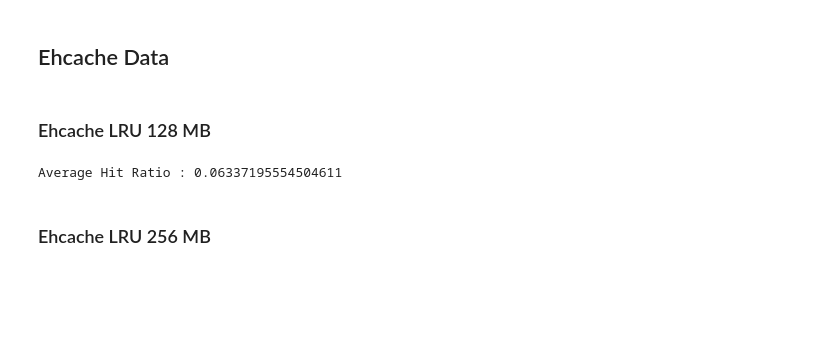
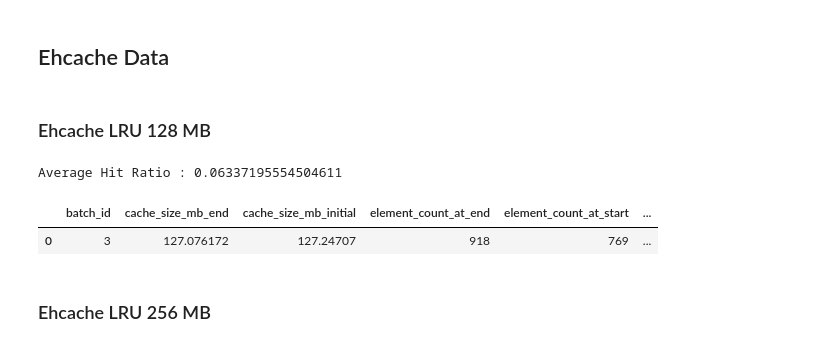
Before and after one commit to 1carew1/cachingrest_data_investigation, a Jupyter notebook: Cachingrest_Data_Investigation.ipynb, the cells around one changed output. Drawn from its saved outputs; the diff is of its cells as text; code cells hidden in the pictures; blank space fills up the shorter version.

```diff
--- a/Cachingrest_Data_Investigation.ipynb
+++ b/Cachingrest_Data_Investigation.ipynb
@@ -112,3 +114,15 @@ def cache_size_mb_from_cache_content(df):
+# %%
+# I know there is a to_latex method but it wasn't outputting how I wanted it
+def write_df_to_latex_table(df, file_name):
+    with open(output_dir + file_name, "w") as f:
+        f.write("\\begin{tabular}{|" + "".join(["c"] * len(df.columns)) + "|}\n")
+        f.write("\\hline \n")
+        f.write(" & ".join([str(x).replace("_", " ") for x in df.columns.values]) + " \\\\ [0.5ex] \n")
+        f.write("\\hline \\hline \n")
+        for i, row in df.iterrows():
+            f.write(" & ".join([str(x).replace("_", " ") for x in row.values]) + " \\\\\n")
+            f.write("\\hline \n")
+        f.write("\\end{tabular}")
 # %% [markdown]
 #### Process a Set of Parameters
 # %%
@@ -214,8 +228,8 @@ def crunch_the_data(cache_type, cache_size_mb, eviction_policy):
                                             cache_performance_per_batch, cache_remainder_per_batch, agg_df)
 
     # Export the Agg Data
-    agg_file_name = cache_type + "-" + str(cache_size_mb) + "MB-" + eviction_policy + ".csv"
-    agg_df.to_csv(output_dir + agg_file_name, encoding='utf-8')
+    agg_file_name = cache_type + "-" + str(cache_size_mb) + "MB-" + eviction_policy + ".tex"
+    write_df_to_latex_table(agg_df, agg_file_name)
 
     # Tried being smart but dictionary was just easiest way to go
     return dict(main_analyse_data)
@@ -362,9 +376,11 @@ if not os.path.exists(output_dir):
 ### Ehcache LRU 128 MB
 # %%
 ehcache_lru_128_data = crunch_the_data("ehcache", 128, "LRU")
-agg_df =  ehcache_lru_128_data["agg_df"]
+ehcache_lru_128_data["agg_df"]
 # %% [output]
 Average Hit Ratio : 0.06337195554504611
+|  | batch_id | cache_size_mb_end | cache_size_mb_initial | element_count_at_end | element_count_at_start | ... |
+| 0 | 3 | 127.076172 | 127.24707 | 918 | 769 | ... |
 # %% [markdown]
 ### Ehcache LRU 256 MB
 # %%
```
Also changed, not shown: parts of 1 cell of this notebook.
